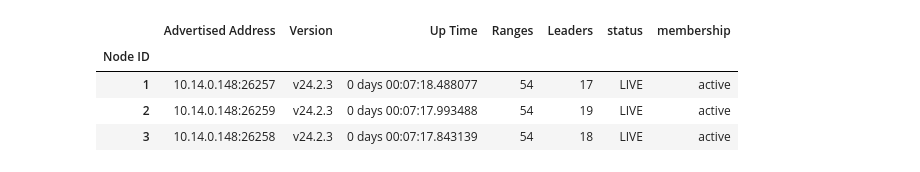
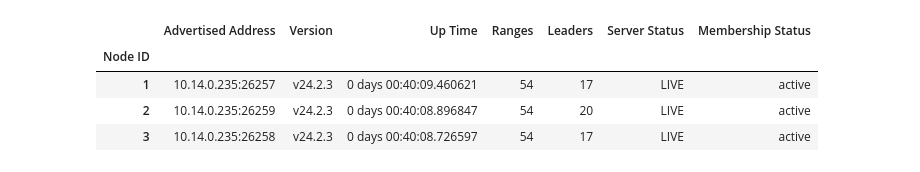
Before and after one commit to ainfanzon/Cockroach_IAM_Workshop, a Jupyter notebook: GCP_Colab_notebooks/Exercise_01.ipynb, the cells around one changed output. Saved outputs shown, nothing was run; the diff lists cells and outputs as text; code cells hidden in the pictures.

```diff
--- a/GCP_Colab_notebooks/Exercise_01.ipynb
+++ b/GCP_Colab_notebooks/Exercise_01.ipynb
@@ -172,7 +179,7 @@ pd.set_option('display.max_colwidth', None)
 conn = psycopg2.connect(
         database = 'defaultdb'
       , user = 'root'
-      , host = '35.89.64.89'      # Use the GCP Compute Engine external IP address
+      , host = '34.222.180.182'      # Use the GCP Compute Engine external IP address
       , port = '26257'
       , sslmode = 'disable'
 )
@@ -182,23 +197,23 @@ cursor = conn.cursor()
 # %%
 cursor.execute("""
 SELECT gn.node_id AS "Node ID"
      , gn.advertise_sql_address AS "Advertised Address"
      , gn.build_tag AS "Version"
      , current_timestamp() AT TIME ZONE 'UTC' - gn.started_at AS "Up Time"
      , "ranges" AS "Ranges"
      , leases AS "Leaders"
-     , CASE WHEN is_live THEN 'LIVE' ELSE 'DEAD' END AS "status"
-     , gl.membership
+     , CASE WHEN is_live THEN 'LIVE' ELSE 'DEAD' END AS "Server Status"
+     , gl.membership AS "Membership Status"
 FROM crdb_internal.gossip_nodes AS gn join crdb_internal.gossip_liveness AS gl USING(node_id)
 """)
 result_set = cursor.fetchall()
 df_result_set = pd.DataFrame(result_set, columns=[desc[0] for desc in cursor.description])
 df_result_set.set_index('Node ID', inplace=True)
 df_result_set
 # %% [output]
-|  | Advertised Address | Version | Up Time | Ranges | Leaders | status | membership |
+|  | Advertised Address | Version | Up Time | Ranges | Leaders | Server Status | Membership Status |
 | Node ID |  |  |  |  |  |  |  |
-| 1 | 10.14.0.148:26257 | v24.2.3 | 0 days 00:07:18.488077 | 54 | 17 | LIVE | active |
-| 2 | 10.14.0.148:26259 | v24.2.3 | 0 days 00:07:17.993488 | 54 | 19 | LIVE | active |
-| 3 | 10.14.0.148:26258 | v24.2.3 | 0 days 00:07:17.843139 | 54 | 18 | LIVE | active |
+| 1 | 10.14.0.235:26257 | v24.2.3 | 0 days 00:40:09.460621 | 54 | 17 | LIVE | active |
+| 2 | 10.14.0.235:26259 | v24.2.3 | 0 days 00:40:08.896847 | 54 | 20 | LIVE | active |
+| 3 | 10.14.0.235:26258 | v24.2.3 | 0 days 00:40:08.726597 | 54 | 17 | LIVE | active |
 # %% [markdown]
```
Also changed, not shown: parts of 6 cells of this notebook.
